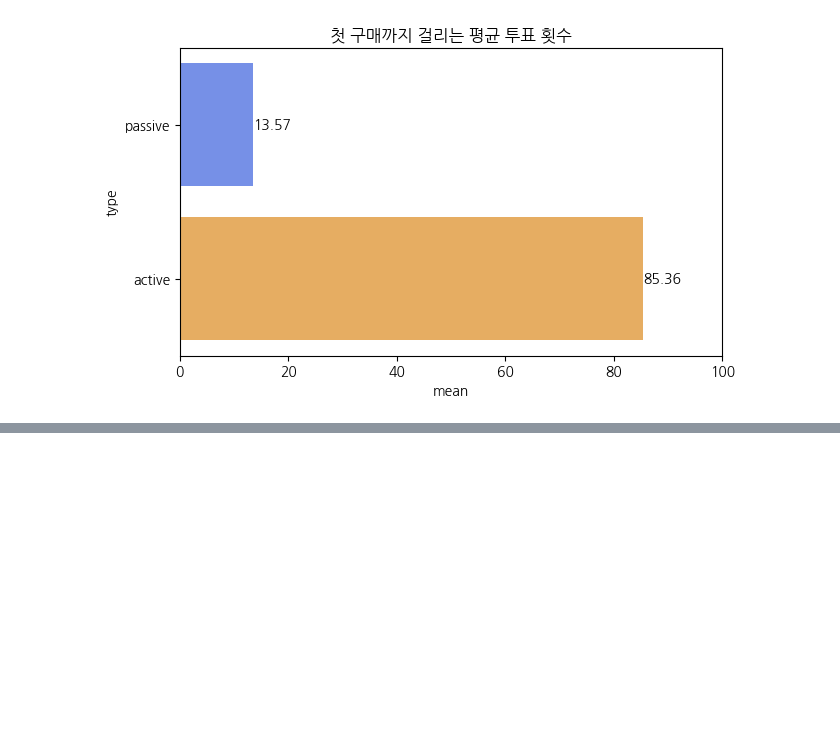
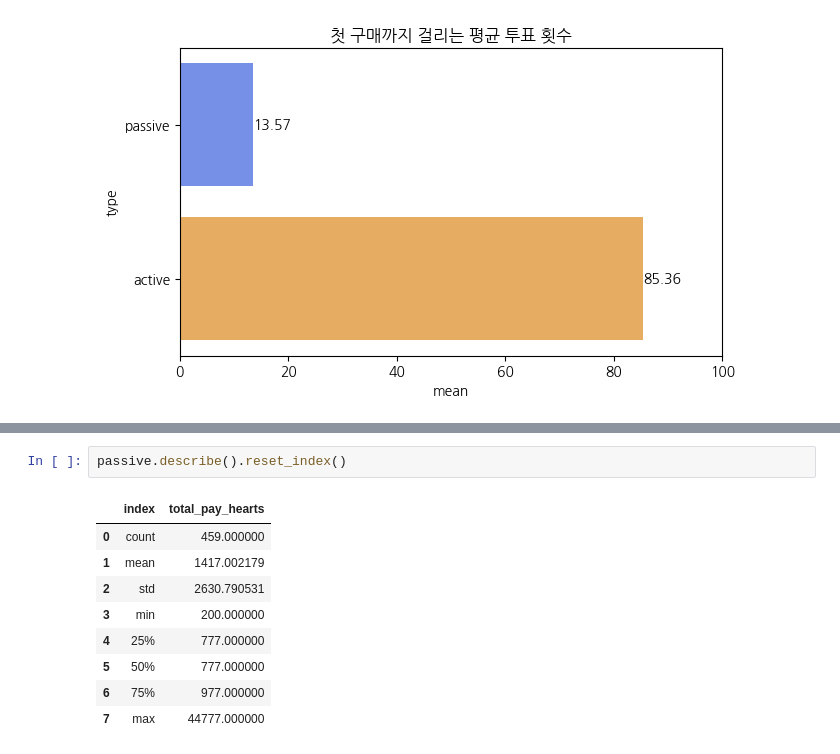
Before and after one commit to EtheriumArchive/Codeit_project, a Jupyter notebook: analysis_eunsu_v2.ipynb, the cells around one changed output, grey strips where cells are left out. Drawn from its saved outputs; the diff is of its cells as text; blank space fills up the shorter version.

```diff
--- a/analysis_eunsu_v2.ipynb
+++ b/analysis_eunsu_v2.ipynb
@@ -851,0 +1075,12 @@ plt.show()
+# %%
+passive.describe().reset_index()
+# %% [output]
+|  | index | total_pay_hearts |
+| 0 | count | 459.000000 |
+| 1 | mean | 1417.002179 |
+| 2 | std | 2630.790531 |
+| 3 | min | 200.000000 |
+| 4 | 25% | 777.000000 |
+| 5 | 50% | 777.000000 |
+| 6 | 75% | 977.000000 |
+| 7 | max | 44777.000000 |
```
Also changed, not shown: parts of 18 cells of this notebook.
